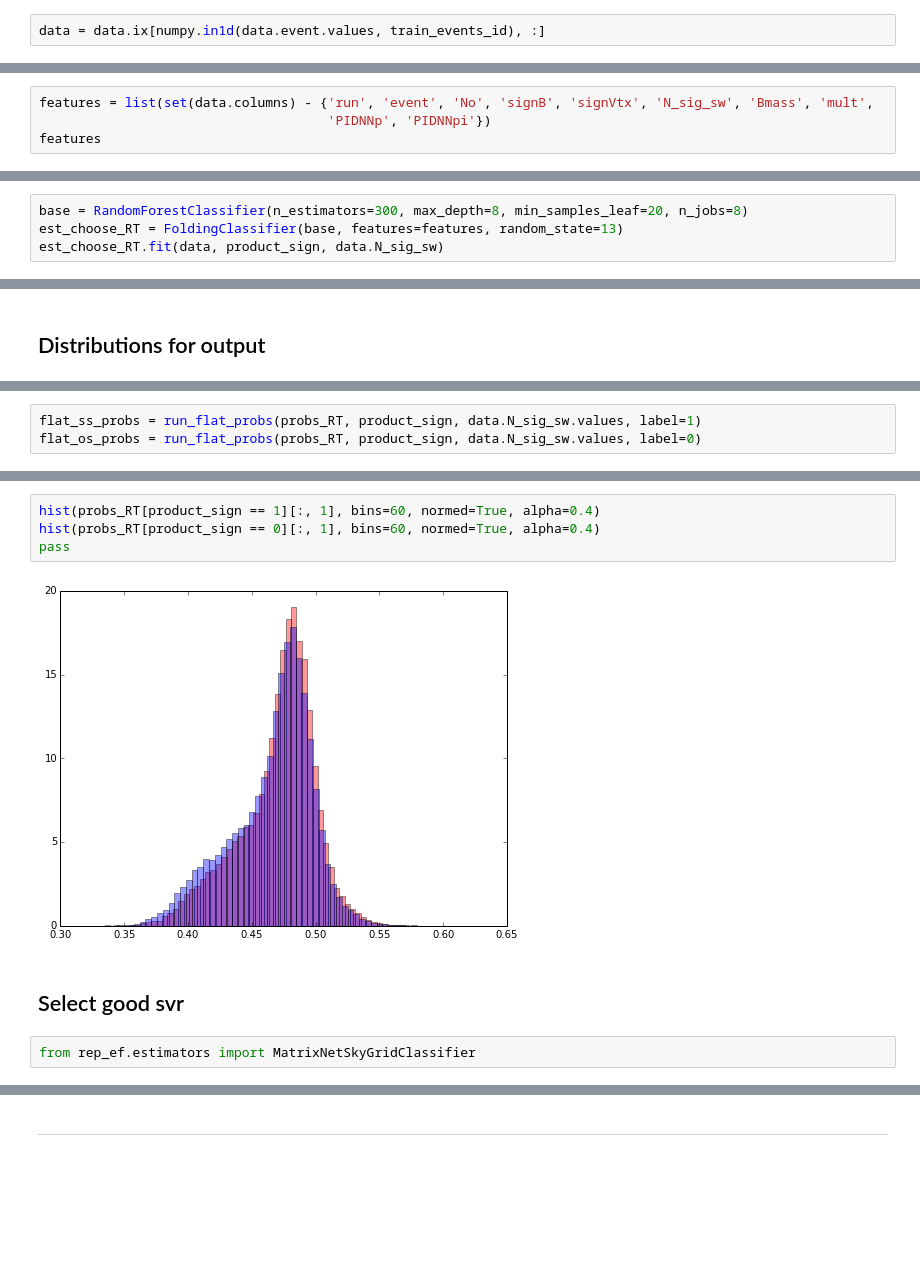
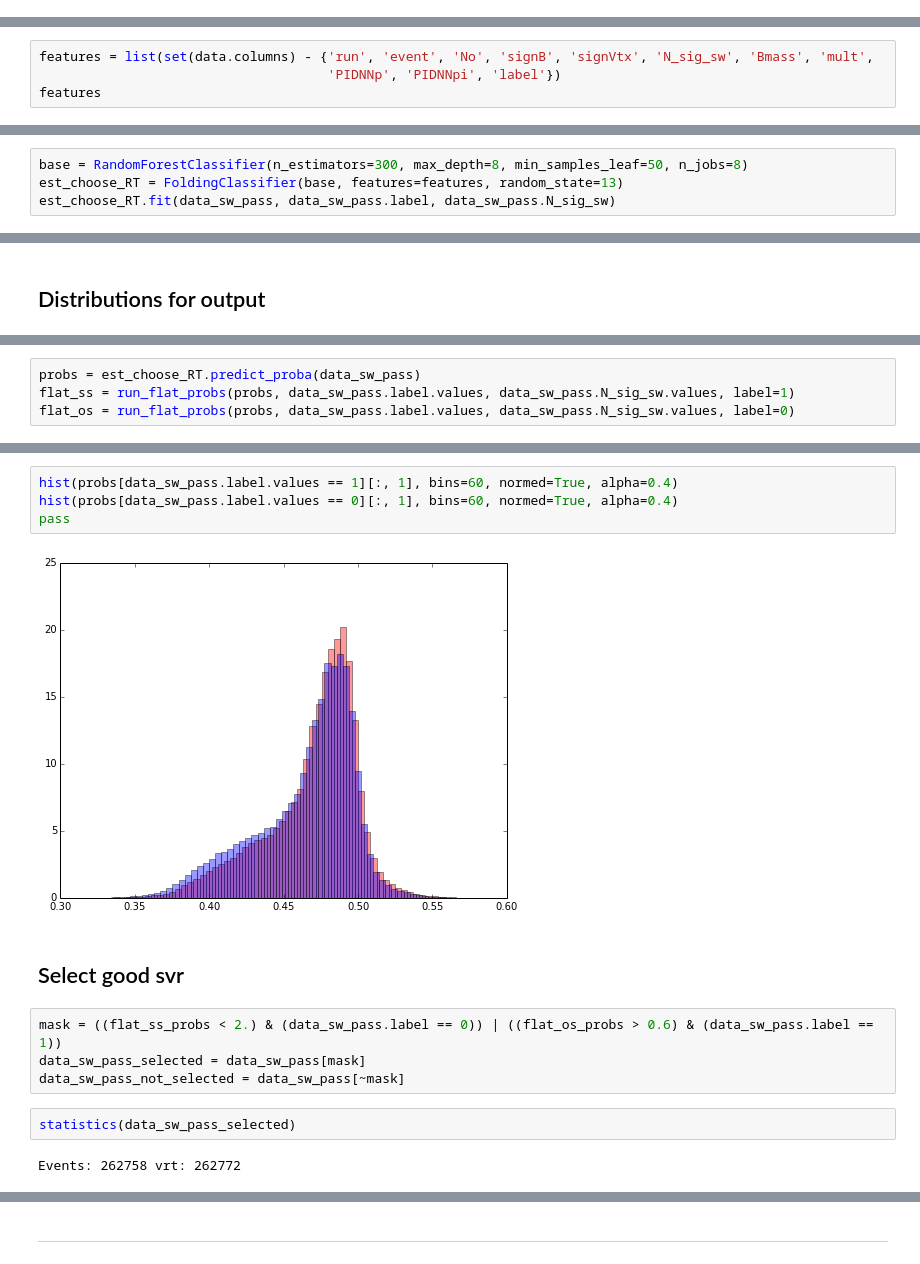
Before and after one commit to tlikhomanenko/tagging_LHCb, a Jupyter notebook: vertex.ipynb, the cells around one changed output, grey strips where cells are left out. Cells and saved outputs as stored; diff of their text form; blank space fills up the shorter version.

```diff
--- a/vertex.ipynb
+++ b/vertex.ipynb
@@ -67,2 +72,0 @@ set(numpy.unique(data.event)).issubset(set(numpy.concatenate([train_events_id, t
-# %%
-data = data.ix[numpy.in1d(data.event.values, train_events_id), :]
@@ -75,6 +77,6 @@ Events: 176769 vrt: 176781
 # %%
 features = list(set(data.columns) - {'run', 'event', 'No', 'signB', 'signVtx', 'N_sig_sw', 'Bmass', 'mult',
-                                     'PIDNNp', 'PIDNNpi'})
+                                     'PIDNNp', 'PIDNNpi', 'label'})
 features
 # %% [output]
 ['vflag',
@@ -105,7 +96,7 @@ with open('vtx_forest.pkl', 'r') as f:
 # %%
-base = RandomForestClassifier(n_estimators=300, max_depth=8, min_samples_leaf=20, n_jobs=8)
+base = RandomForestClassifier(n_estimators=300, max_depth=8, min_samples_leaf=50, n_jobs=8)
 est_choose_RT = FoldingClassifier(base, features=features, random_state=13)
-est_choose_RT.fit(data, product_sign, data.N_sig_sw)
+est_choose_RT.fit(data_sw_pass, data_sw_pass.label, data_sw_pass.N_sig_sw)
 # %% [output]
 FoldingClassifier(base_estimator=RandomForestClassifier(bootstrap=True, class_weight=None, criterion='gini',
             max_depth=8, max_features='auto', max_leaf_nodes=None,
@@ -176,4 +150,5 @@ def run_flat_probs(probs, labels, weights, label=1):
 # %%
-flat_ss_probs = run_flat_probs(probs_RT, product_sign, data.N_sig_sw.values, label=1)
-flat_os_probs = run_flat_probs(probs_RT, product_sign, data.N_sig_sw.values, label=0)
+probs = est_choose_RT.predict_proba(data_sw_pass)
+flat_ss = run_flat_probs(probs, data_sw_pass.label.values, data_sw_pass.N_sig_sw.values, label=1)
+flat_os = run_flat_probs(probs, data_sw_pass.label.values, data_sw_pass.N_sig_sw.values, label=0)
 # %% [output]
@@ -182,10 +158,16 @@ flat_os_probs = run_flat_probs(probs_RT, product_sign, data.N_sig_sw.values, lab
 # %%
-hist(probs_RT[product_sign == 1][:, 1], bins=60, normed=True, alpha=0.4)
-hist(probs_RT[product_sign == 0][:, 1], bins=60, normed=True, alpha=0.4)
+hist(probs[data_sw_pass.label.values == 1][:, 1], bins=60, normed=True, alpha=0.4)
+hist(probs[data_sw_pass.label.values == 0][:, 1], bins=60, normed=True, alpha=0.4)
 pass
 # %% [output]
-[figure, old version]
+[figure, new version]
 # %% [markdown]
 ## Select good svr
-# %%
-from rep_ef.estimators import MatrixNetSkyGridClassifier
+# %%
+mask = ((flat_ss_probs < 2.) & (data_sw_pass.label == 0)) | ((flat_os_probs > 0.6) & (data_sw_pass.label == 1))
+data_sw_pass_selected = data_sw_pass[mask]
+data_sw_pass_not_selected = data_sw_pass[~mask]
+# %%
+statistics(data_sw_pass_selected)
+# %% [output]
+Events: 262758 vrt: 262772
```
Also changed, not shown: parts of 84 cells of this notebook, 4 other files.
